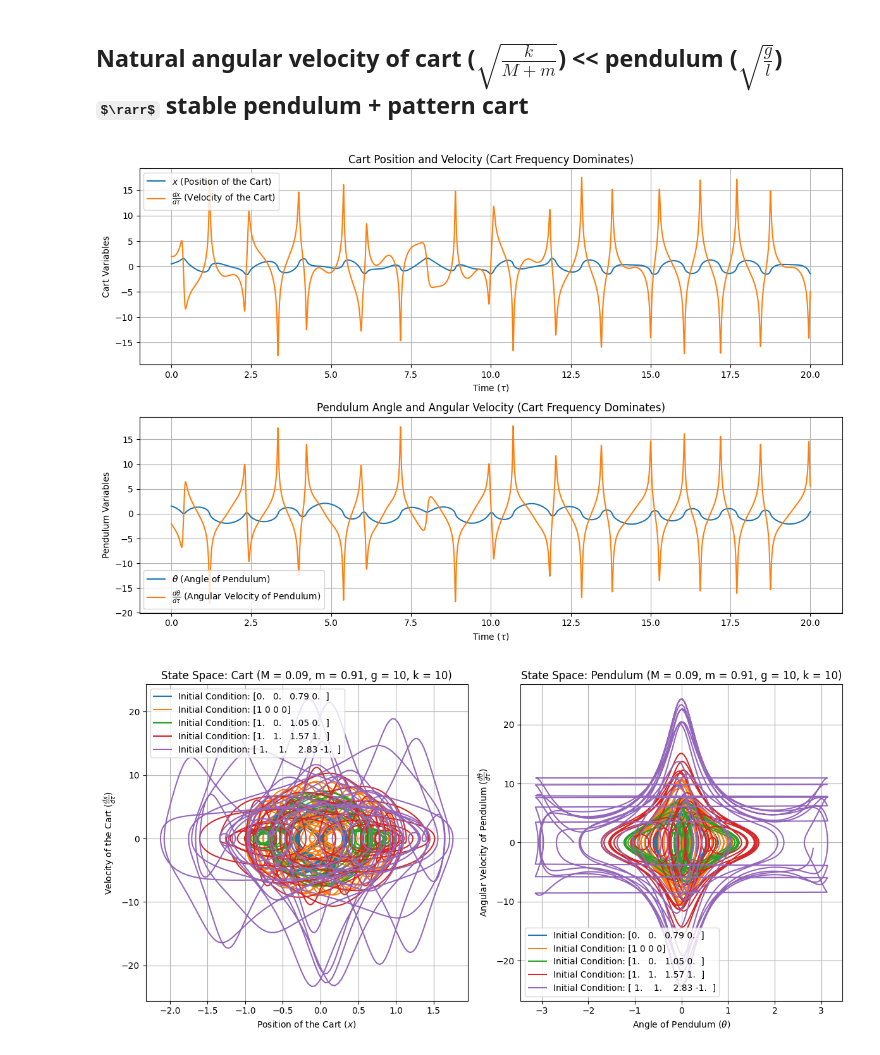
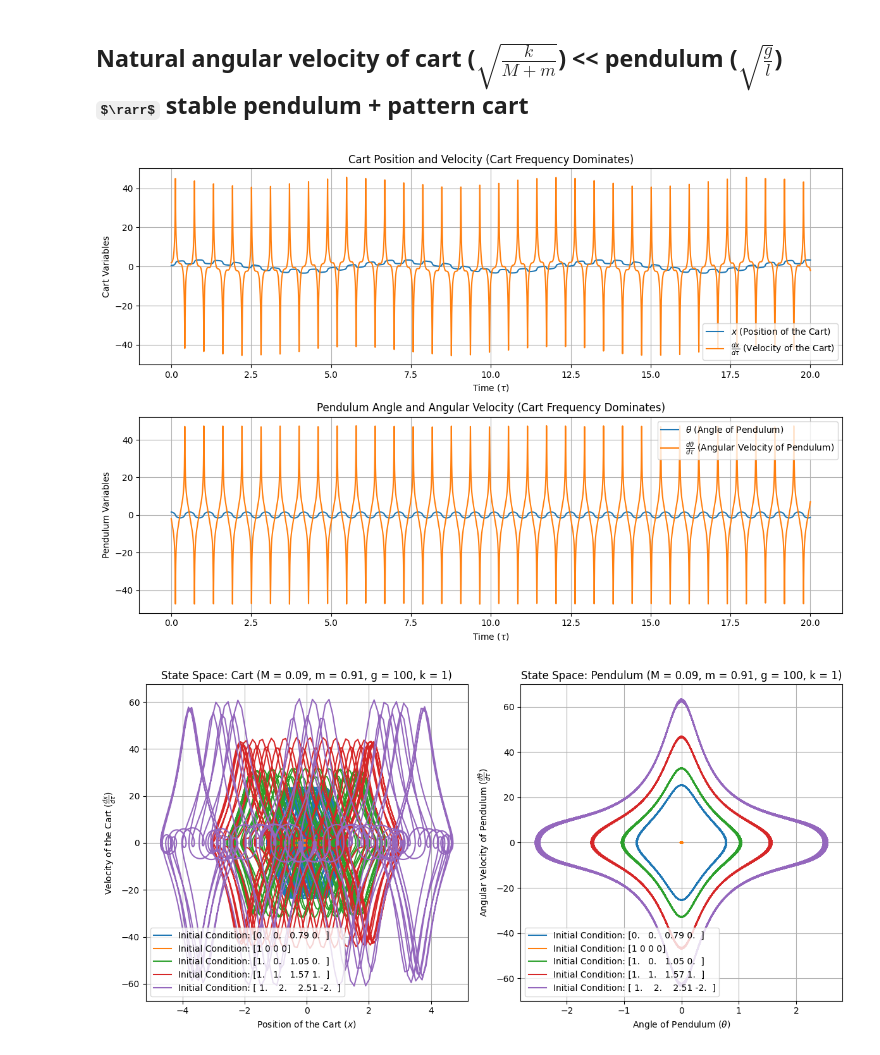
Before and after one commit to NextZtepS/SpringedCart_and_Pendulum, a Jupyter notebook: main.ipynb, the cells around one changed output. Cells and saved outputs as stored; diff of their text form; code cells hidden in the pictures; some formulas as TeX source.

```diff
--- a/main.ipynb
+++ b/main.ipynb
@@ -106,7 +106,7 @@ initial_conditions = [
     [1, 0, 0, 0],
     [1, 0, np.pi / 3, 0],
     [1, 1, np.pi / 2, 1],
-    [1, 2, np.pi / 2, -2],
+    [1, 2, np.pi * 0.8, -2],
 ]
 
 solutions = []
@@ -143,6 +143,6 @@ plt.title(f"State Space: Pendulum (M = {M}, m = {m}, g = {g}, k = {k})")
 plt.grid()
 plt.legend()
 plt.tight_layout()
-plt.savefig(f"r-{(M / m):.0f}-k-{k}-g-{g}.pdf", format="pdf")
+plt.savefig(f"./figures/r-{(M / m):.0f}-k-{k}-g-{g}.pdf", format="pdf")
 plt.show()
 # %% [output]
@@ -211,7 +211,7 @@ initial_conditions = [
     [1, 0, 0, 0],
     [1, 0, np.pi / 3, 0],
     [1, 1, np.pi / 2, 1],
-    [1, 2, np.pi * 0.9, -2],
+    [1, 2, np.pi * 0.8, -2],
 ]
 
 solutions = []
@@ -247,6 +247,6 @@ plt.title(f"State Space: Pendulum (M = {M}, m = {m}, g = {g}, k = {k})")
 plt.grid()
 plt.legend()
 plt.tight_layout()
-plt.savefig(f"r-{(M / m):.0f}-k-{k}-g-{g}.pdf", format="pdf")
+plt.savefig(f"./figures/r-{(M / m):.0f}-k-{k}-g-{g}.pdf", format="pdf")
 plt.show()
 # %% [output]
@@ -257,8 +257,8 @@ plt.show()
 # Modify constants to make the cart frequency dominate
 M = 0.09 # Mass of the cart
 m = 0.91  # Mass of the pendulum
-g = 10 # Gravity
-k = 10  # Spring constant
+g = 100  # Gravity
+k = 1  # Spring constant
 l = 1  # Length of the pendulum
 L = 1  # Unit length
 T = 1  # Unit time
@@ -302,14 +302,14 @@ plt.grid()
 plt.tight_layout()
 plt.show()
 # %% [output]
-[figure, old version]
+[figure, new version]
 # %%
 initial_conditions = [
     [0, 0, np.pi / 4, 0],
     [1, 0, 0, 0],
     [1, 0, np.pi / 3, 0],
     [1, 1, np.pi / 2, 1],
-    [1, 1, np.pi * 0.9, -1],
+    [1, 2, np.pi * 0.8, -2],
 ]
 
 solutions = []
@@ -320,32 +320,32 @@ for i, Y0 in enumerate(initial_conditions):
 # Plot the results
 plt.figure(figsize=(12, 6))
 
 for cond, solution in zip(initial_conditions, solutions):
     x, dx_dτ, θ, dθ_dτ = solution
 
     # Phase space of x vs. dx/dτ
     plt.subplot(1, 2, 1)
     plt.plot(x, dx_dτ, label=f"Initial Condition: {np.round(cond, 2)}")
     plt.xlabel(r"Position of the Cart ($x$)")
     plt.ylabel(r"Velocity of the Cart ($\frac{dx}{d\tau}$)")
 
     # Phase space of θ vs. dθ/dτ
     plt.subplot(1, 2, 2)
     plt.plot(θ, dθ_dτ, label=f"Initial Condition: {np.round(cond, 2)}")
     plt.xlabel(r"Angle of Pendulum ($\theta$)")
     plt.ylabel(r"Angular Velocity of Pendulum ($\frac{d\theta}{d\tau}$)")
 
 
 plt.subplot(1, 2, 1)
 plt.title(f"State Space: Cart (M = {M}, m = {m}, g = {g}, k = {k})")
 plt.grid()
 plt.legend()
 plt.subplot(1, 2, 2)
 plt.title(f"State Space: Pendulum (M = {M}, m = {m}, g = {g}, k = {k})")
 plt.grid()
 plt.legend()
 plt.tight_layout()
-plt.savefig(f"r-{(M / m):.0f}-k-{k}-g-{g}.pdf", format="pdf")
+plt.savefig(f"./figures/r-{(M / m):.0f}-k-{k}-g-{g}.pdf", format="pdf")
 plt.show()
 # %% [output]
-[figure, old version]
+[figure, new version]
```
Also changed, not shown: parts of 2 cells of this notebook, 19 other files.
